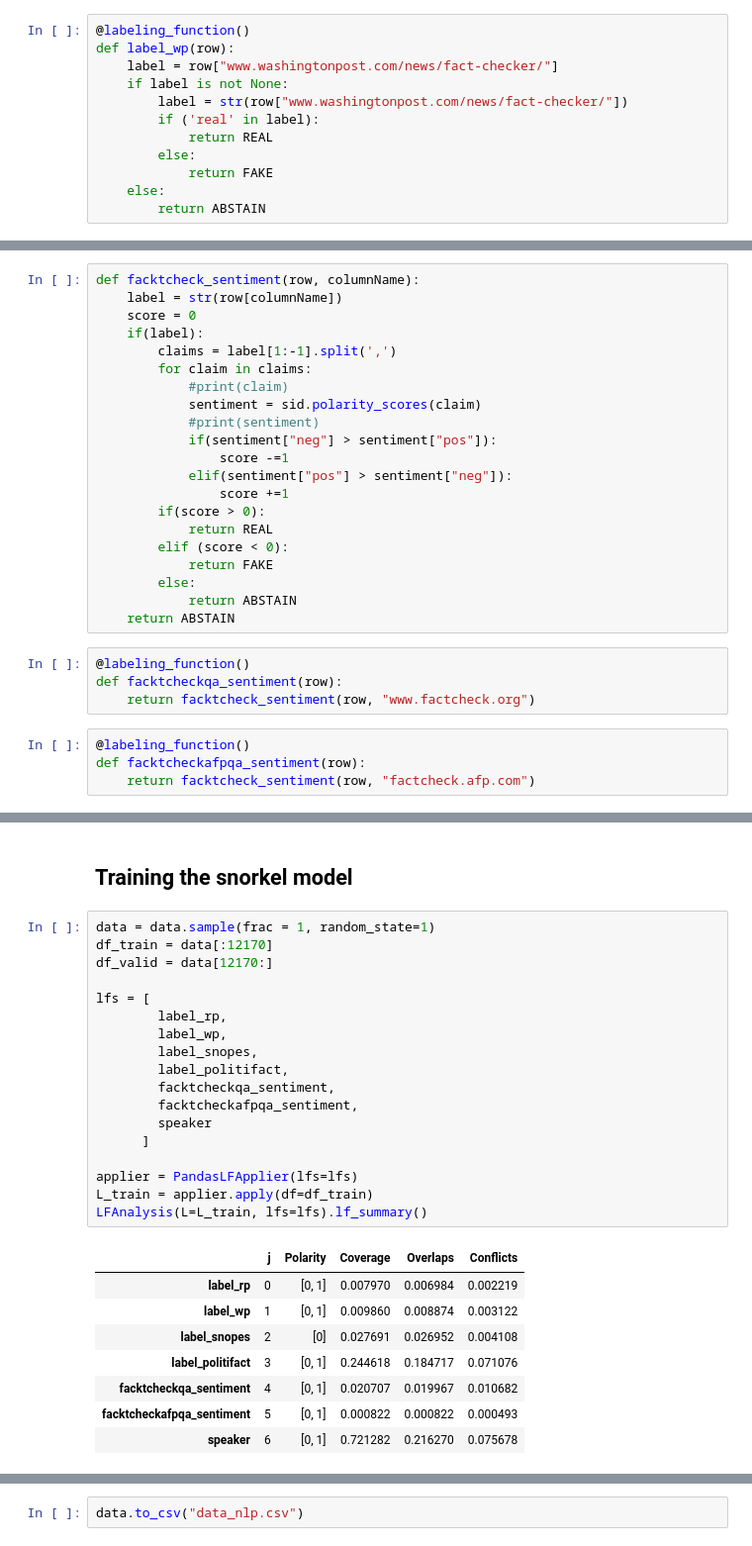
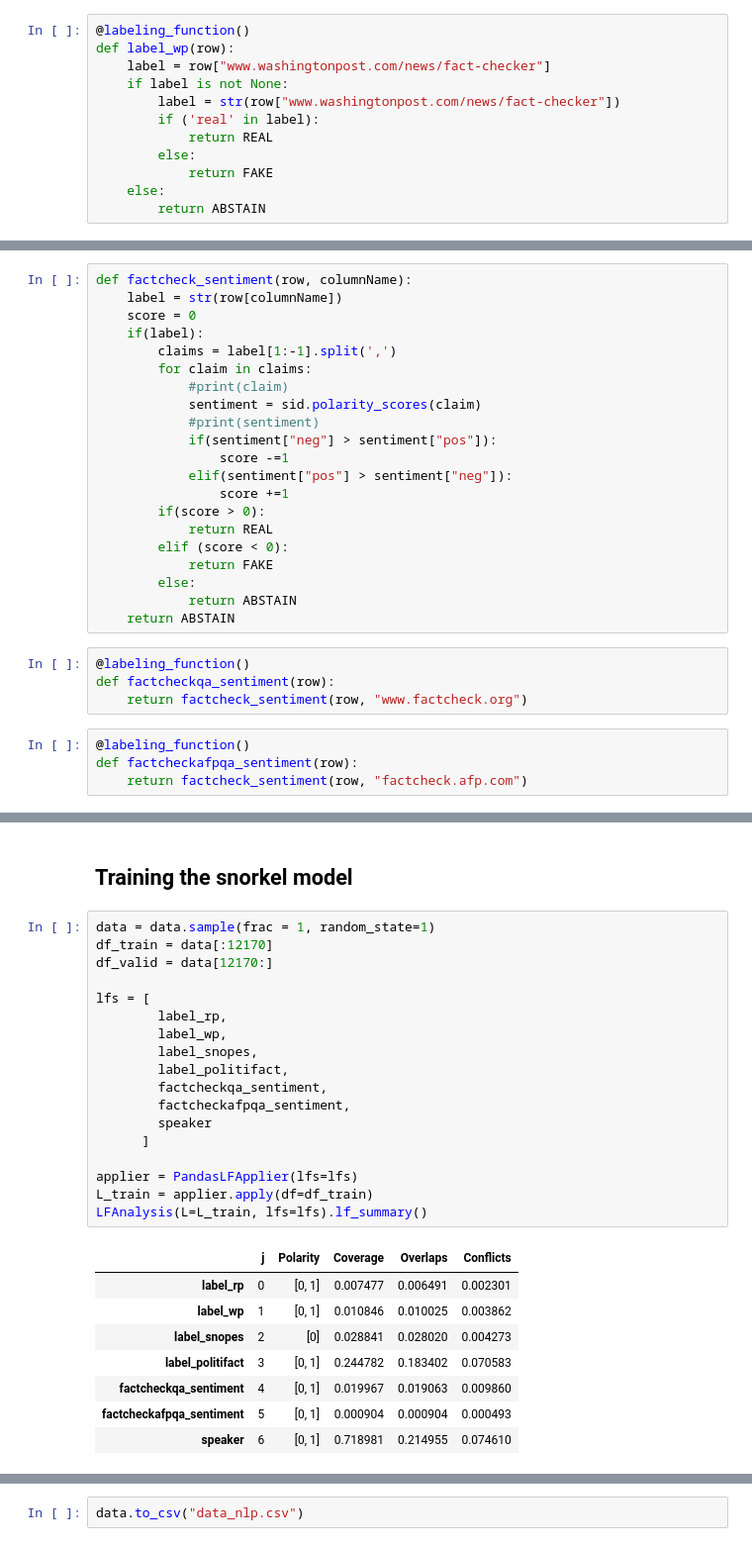
Before and after one commit to practicalweaksupervisionbook/companion, a Jupyter notebook: ch03_creating_datasets/nlp/code/labeling_text.ipynb, the cells around one changed output, grey strips where cells are left out. Shown at 99% size. Drawn from its saved outputs; the diff is of its cells as text.

```diff
--- a/ch03_creating_datasets/nlp/code/labeling_text.ipynb
+++ b/ch03_creating_datasets/nlp/code/labeling_text.ipynb
@@ -256,9 +267,9 @@ def label_snopes(row):
 # %%
 @labeling_function()
 def label_wp(row):
-    label = row["www.washingtonpost.com/news/fact-checker/"]
+    label = row["www.washingtonpost.com/news/fact-checker"]
     if label is not None:
-        label = str(row["www.washingtonpost.com/news/fact-checker/"])
+        label = str(row["www.washingtonpost.com/news/fact-checker"])
         if ('real' in label):
             return REAL
         else:
@@ -310,7 +321,7 @@ def label_politifact(row):
 
     return ABSTAIN
 # %%
-def facktcheck_sentiment(row, columnName):
+def factcheck_sentiment(row, columnName):
     label = str(row[columnName])
     score = 0
     if(label):
@@ -332,12 +343,12 @@ def facktcheck_sentiment(row, columnName):
     return ABSTAIN
 # %%
 @labeling_function()
-def facktcheckqa_sentiment(row):
-    return facktcheck_sentiment(row, "www.factcheck.org")
+def factcheckqa_sentiment(row):
+    return factcheck_sentiment(row, "www.factcheck.org")
 # %%
 @labeling_function()
-def facktcheckafpqa_sentiment(row):
-    return facktcheck_sentiment(row, "factcheck.afp.com")
+def factcheckafpqa_sentiment(row):
+    return factcheck_sentiment(row, "factcheck.afp.com")
 # %% [markdown]
 ### Transfer Learning from the liar dataset
 # %%
@@ -392,30 +403,30 @@ def speaker(row):
 # %%
 data = data.sample(frac = 1, random_state=1)
 df_train = data[:12170]
 df_valid = data[12170:]
 
 lfs = [
         label_rp,
         label_wp,
         label_snopes,
         label_politifact,
-        facktcheckqa_sentiment,
-        facktcheckafpqa_sentiment,
+        factcheckqa_sentiment,
+        factcheckafpqa_sentiment,
         speaker
       ]
 
 applier = PandasLFApplier(lfs=lfs)
 L_train = applier.apply(df=df_train)
 LFAnalysis(L=L_train, lfs=lfs).lf_summary()
 # %% [output]
 |  | j | Polarity | Coverage | Overlaps | Conflicts |
-| label_rp | 0 | [0, 1] | 0.007970 | 0.006984 | 0.002219 |
-| label_wp | 1 | [0, 1] | 0.009860 | 0.008874 | 0.003122 |
-| label_snopes | 2 | [0] | 0.027691 | 0.026952 | 0.004108 |
-| label_politifact | 3 | [0, 1] | 0.244618 | 0.184717 | 0.071076 |
-| facktcheckqa_sentiment | 4 | [0, 1] | 0.020707 | 0.019967 | 0.010682 |
-| facktcheckafpqa_sentiment | 5 | [0, 1] | 0.000822 | 0.000822 | 0.000493 |
-| speaker | 6 | [0, 1] | 0.721282 | 0.216270 | 0.075678 |
+| label_rp | 0 | [0, 1] | 0.007477 | 0.006491 | 0.002301 |
+| label_wp | 1 | [0, 1] | 0.010846 | 0.010025 | 0.003862 |
+| label_snopes | 2 | [0] | 0.028841 | 0.028020 | 0.004273 |
+| label_politifact | 3 | [0, 1] | 0.244782 | 0.183402 | 0.070583 |
+| factcheckqa_sentiment | 4 | [0, 1] | 0.019967 | 0.019063 | 0.009860 |
+| factcheckafpqa_sentiment | 5 | [0, 1] | 0.000904 | 0.000904 | 0.000493 |
+| speaker | 6 | [0, 1] | 0.718981 | 0.214955 | 0.074610 |
 # %%
 majority_model = MajorityLabelVoter()
 preds_train_majority = majority_model.predict(L=L_train)
```
Also changed, not shown: parts of 15 cells of this notebook, 3 other files.
